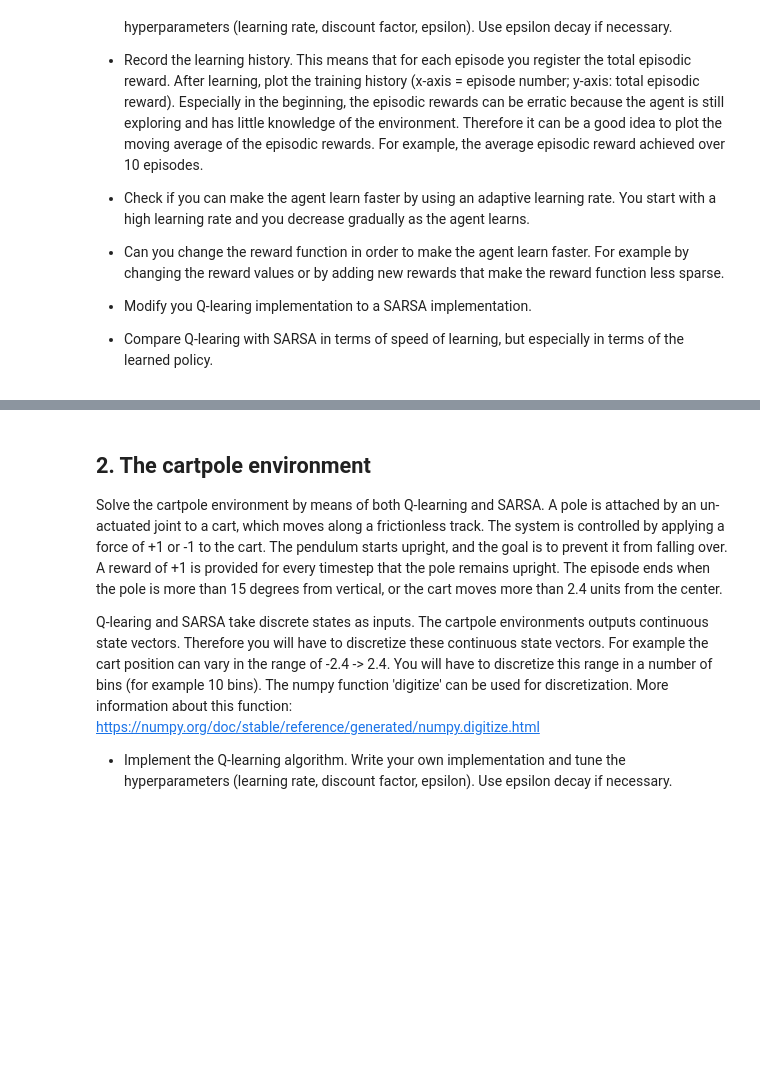
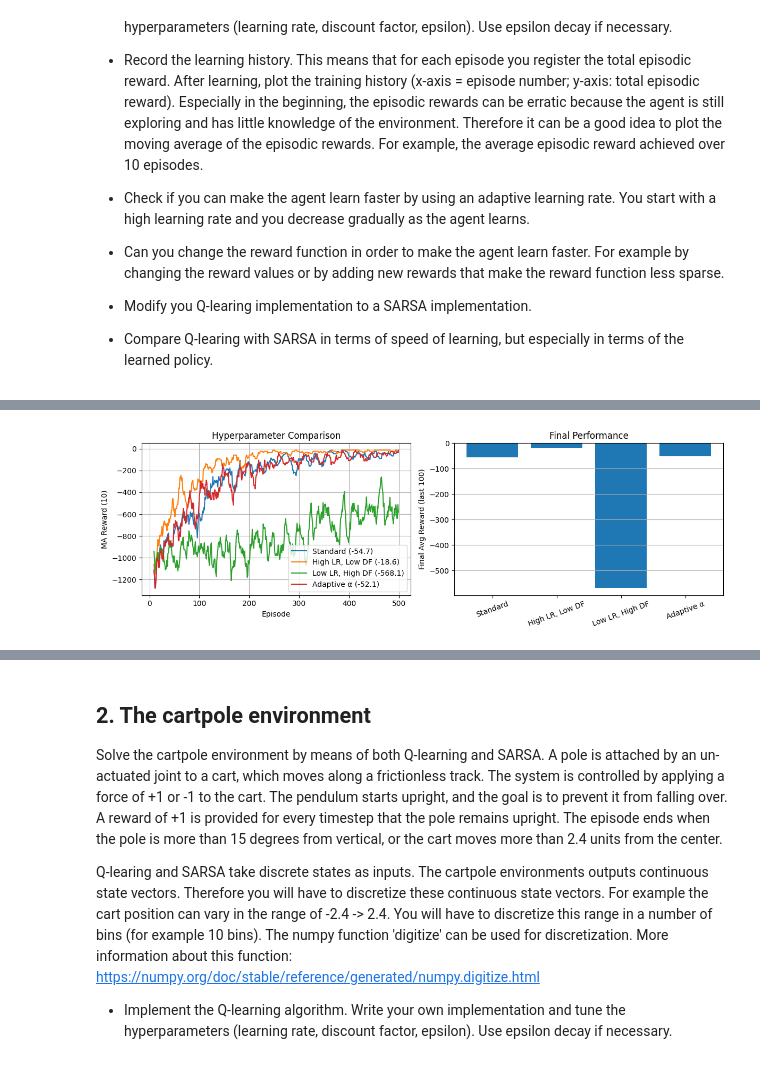
Before and after one commit to pascal-maker/reinforcementlearning, a Jupyter notebook: Session_03_Temporal_Diffence_Learning_Assignment.ipynb, the cells around one changed output, grey strips where cells are left out. Cells and saved outputs as stored; diff of their text form; code cells hidden in the pictures; blank space fills up the shorter version.

```diff
--- a/Session_03_Temporal_Diffence_Learning_Assignment.ipynb
+++ b/Session_03_Temporal_Diffence_Learning_Assignment.ipynb
@@ -33,0 +282,74 @@ True
+# %%
+# --- Cell 5: Adaptive LR + hyperparameter test ---
+class AdaptiveQLearningAgent(QLearningAgent):
+    def __init__(self, state_size, action_size, initial_learning_rate=0.5,
+                 learning_rate_decay=0.999, learning_rate_min=0.01, **kwargs):
+        super().__init__(state_size, action_size, **kwargs)
+        self.learning_rate = initial_learning_rate
+        self.learning_rate_decay = learning_rate_decay
+        self.learning_rate_min = learning_rate_min
+
+    def decay_learning_rate(self):
+        if self.learning_rate > self.learning_rate_min:
+            self.learning_rate *= self.learning_rate_decay
+
+def test_hyperparameters():
+    # local env (independent), closes itself
+    local_env = gym.make('CliffWalking-v1')
+    local_env.reset(seed=SEED)
+    np.random.seed(SEED)
+
+    configs = [
+        {'name':'Standard',        'agent':'fixed',    'learning_rate':0.1, 'discount_factor':0.95, 'epsilon_decay':0.995},
+        {'name':'High LR, Low DF', 'agent':'fixed',    'learning_rate':0.3, 'discount_factor':0.90, 'epsilon_decay':0.990},
+        {'name':'Low LR, High DF', 'agent':'fixed',    'learning_rate':0.05,'discount_factor':0.99, 'epsilon_decay':0.999},
+        {'name':'Adaptive α',      'agent':'adaptive', 'initial_learning_rate':0.5,'learning_rate_decay':0.999,'learning_rate_min':0.01,
+                                                       'discount_factor':0.95, 'epsilon_decay':0.995},
+    ]
+
+    results = {}
+    for cfg in configs:
+        print(f"\nTesting {cfg['name']} ...")
+        if cfg['agent'] == 'adaptive':
+            a = AdaptiveQLearningAgent(local_env.observation_space.n, local_env.action_space.n,
+                                       initial_learning_rate=cfg['initial_learning_rate'],
+                                       learning_rate_decay=cfg['learning_rate_decay'],
+                                       learning_rate_min=cfg['learning_rate_min'],
+                                       discount_factor=cfg['discount_factor'],
+                                       epsilon_decay=cfg['epsilon_decay'],
+                                       seed=SEED)
+        else:
+            a = QLearningAgent(local_env.observation_space.n, local_env.action_space.n,
+                               learning_rate=cfg['learning_rate'],
+                               discount_factor=cfg['discount_factor'],
+                               epsilon_decay=cfg['epsilon_decay'],
+                               seed=SEED)
+
+        # mini-train for comparison
+        ep_rewards, _, _ = train_qlearning(local_env, a, episodes=500)
+        final_avg = np.mean(ep_rewards[-100:])
+        results[cfg['name']] = {'rewards': ep_rewards, 'final_avg': final_avg}
+        print(f"Final avg reward (last 100): {final_avg:.2f}")
+
+    # Plot comparison
+    plt.figure(figsize=(12,4))
+    plt.subplot(1,2,1)
+    for name, res in results.items():
+        ma = moving_avg(res['rewards'], 10)
+        if len(ma) > 0:
+            plt.plot(range(9, len(res['rewards'])), ma, label=f"{name} ({res['final_avg']:.1f})")
+    plt.xlabel('Episode'); plt.ylabel('MA Reward (10)'); plt.title('Hyperparameter Comparison'); plt.grid(True); plt.legend()
+
+    plt.subplot(1,2,2)
+    names = list(results.keys())
+    finals = [results[n]['final_avg'] for n in names]
+    plt.bar(names, finals)
+    plt.ylabel('Final Avg Reward (last 100)'); plt.title('Final Performance'); plt.xticks(rotation=20); plt.grid(True, axis='y')
+    plt.tight_layout(); plt.show()
+
+    local_env.close()
+    return results
+
+print("Testing different hyperparameters...")
+hyperparameter_results = test_hyperparameters()
+# %% [output]
@@ -33,0 +373 @@ True
+[figure, added]
```
Also changed, not shown: parts of 26 cells of this notebook, 5 other files.
